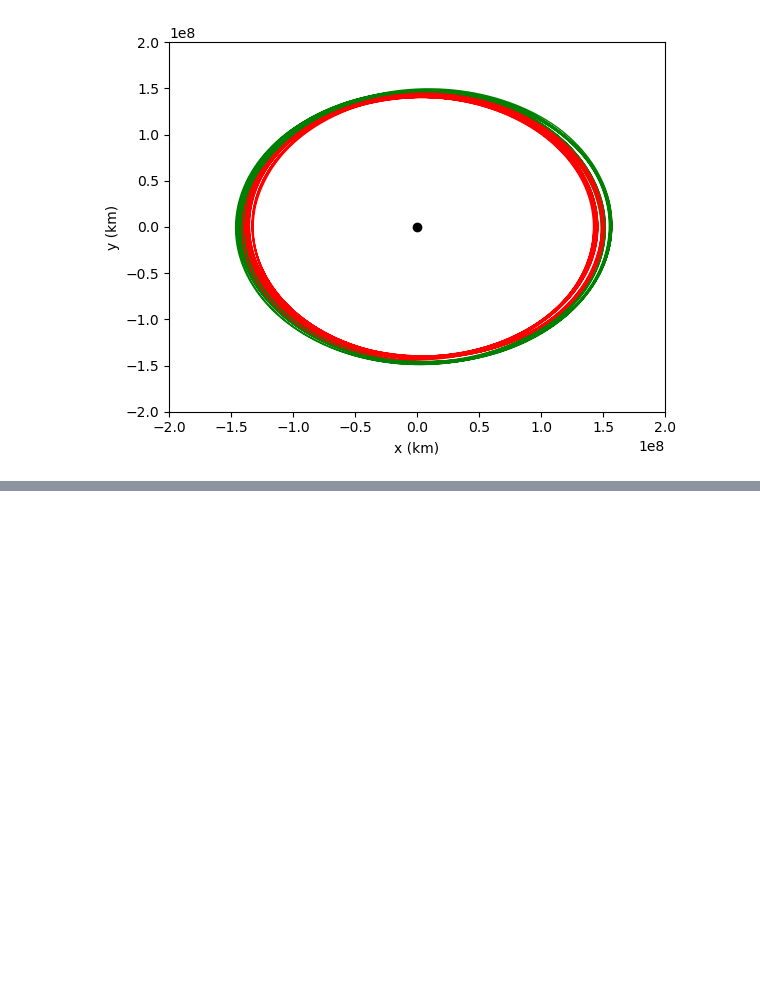
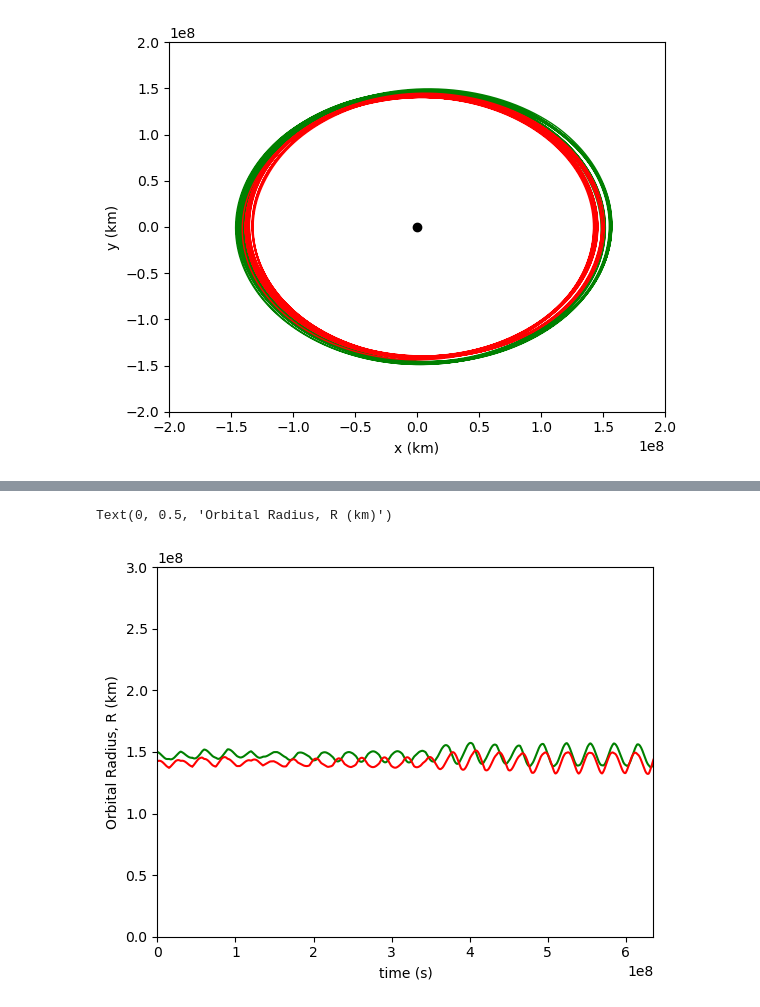
Before and after one commit to dmw2166/CES-2024-online, a Jupyter notebook: class_notes/Nov7_clasnotes.ipynb, the cells around one changed output, grey strips where cells are left out. Cells and saved outputs as stored; diff of their text form; code cells hidden in the pictures; blank space fills up the shorter version.

```diff
--- a/class_notes/Nov7_clasnotes.ipynb
+++ b/class_notes/Nov7_clasnotes.ipynb
@@ -77,0 +92,16 @@ Text(0, 0.5, 'y (km)')
+# %%
+# sun-planet distance
+
+Rad1 = np.sqrt(sol.y[0]**2 + sol.y[1]**2)
+Rad2 = np.sqrt(sol.y[2]**2 + sol.y[3]**2)
+
+fig1 = plt.figure()
+ax = plt.subplot(1,1,1)
+plt.axis( [t0,tmax, 0, 3e8])
+plt.plot(t,Rad1/1000, 'g-')
+plt.plot(t,Rad2/1000, 'r-')
+plt.xlabel('time (s)')
+plt.ylabel('Orbital Radius, R (km)')
+# %% [output]
+Text(0, 0.5, 'Orbital Radius, R (km)')
+[figure, added]
```
Also changed, not shown: parts of 6 cells of this notebook, 1 other file.
